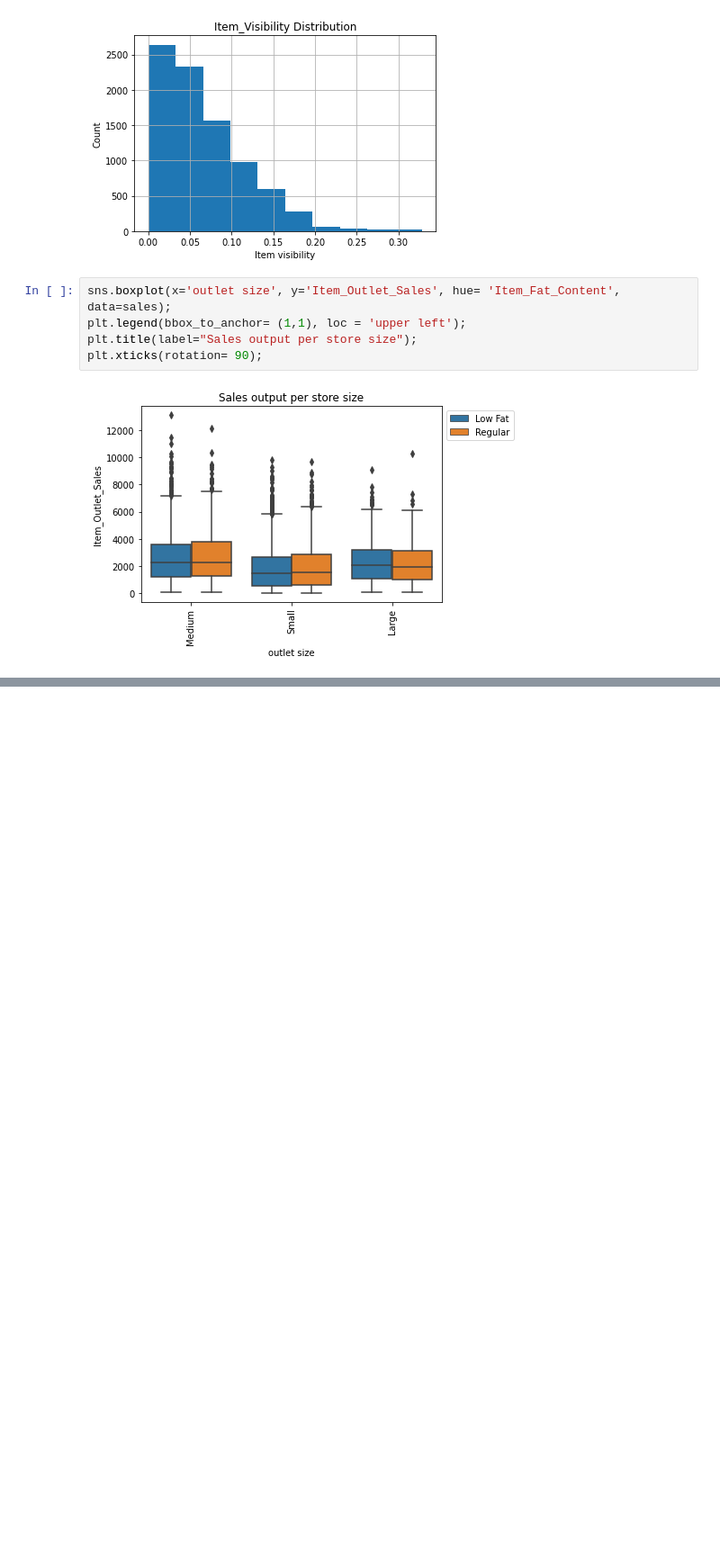
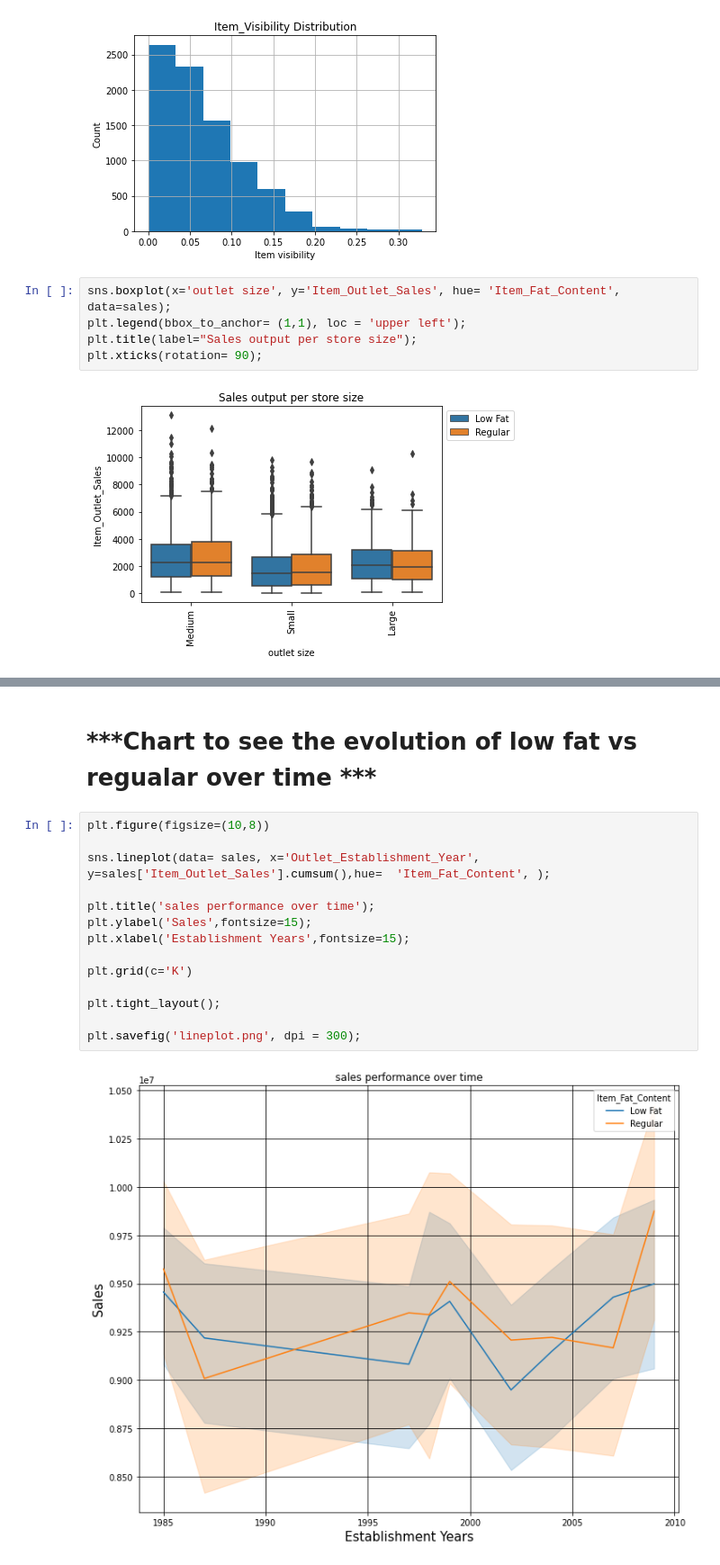
Before and after one commit to jdescartes24/Predicting-sales, a Jupyter notebook: Core_Project.ipynb, the cells around one changed output, grey strips where cells are left out. Shown at 90% size. Drawn from its saved outputs; the diff is of its cells as text; blank space fills up the shorter version.

```diff
--- a/Core_Project.ipynb
+++ b/Core_Project.ipynb
@@ -284,0 +298,18 @@ plt.legend(bbox_to_anchor= (1,1), loc = 'upper left');
+# %% [markdown]
+# ***Chart to see the evolution of low fat vs regualar over time ***
+# %%
+plt.figure(figsize=(10,8))
+
+sns.lineplot(data= sales, x='Outlet_Establishment_Year', y=sales['Item_Outlet_Sales'].cumsum(),hue=	'Item_Fat_Content', );
+
+plt.title('sales performance over time');
+plt.ylabel('Sales',fontsize=15);
+plt.xlabel('Establishment Years',fontsize=15);
+
+plt.grid(c='K')
+
+plt.tight_layout();
+
+plt.savefig('lineplot.png', dpi = 300);
+# %% [output]
+[figure, added]
```
Also changed, not shown: parts of 43 cells of this notebook.
